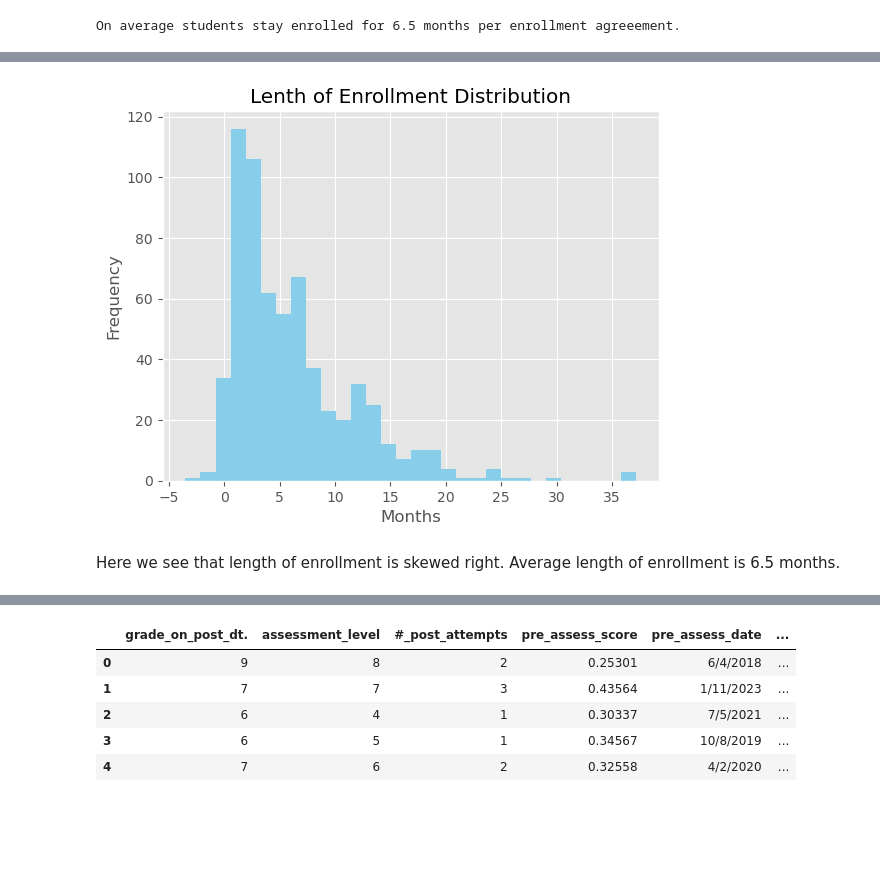
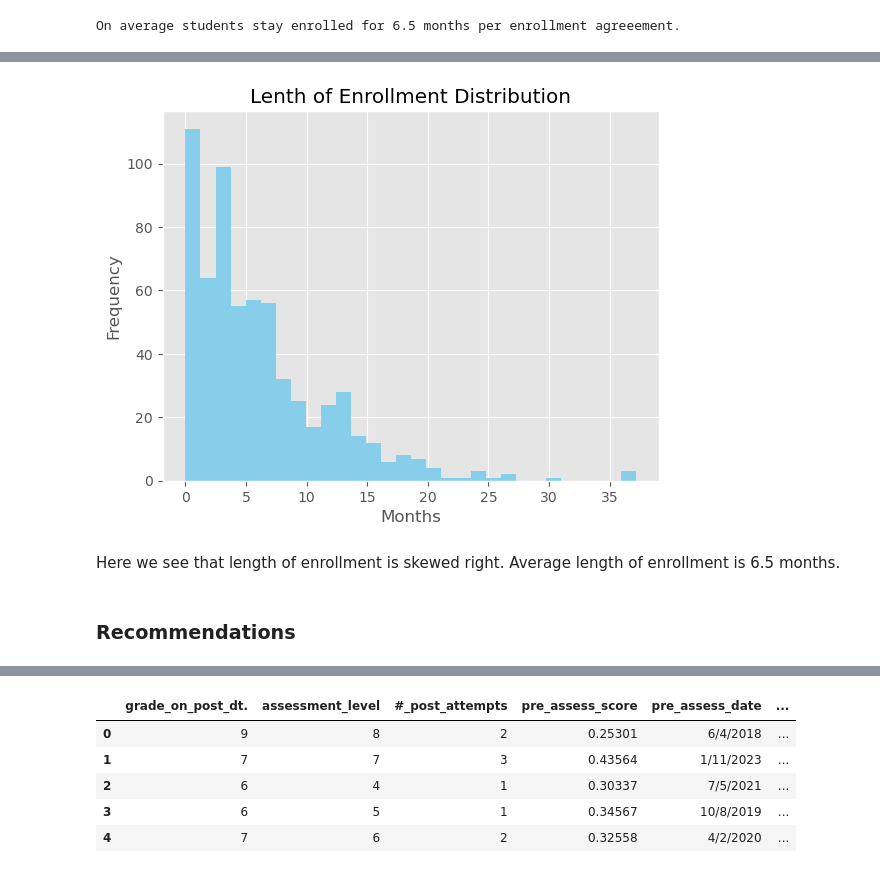
Before and after one commit to elijahlopez94/trends_in_supplemental_education_program, a Jupyter notebook: eda_notebook.ipynb, the cells around one changed output, grey strips where cells are left out. Saved outputs shown, nothing was run; the diff lists cells and outputs as text; code cells hidden in the pictures; blank space fills up the shorter version.

```diff
--- a/eda_notebook.ipynb
+++ b/eda_notebook.ipynb
@@ -1453,14 +1494,16 @@ On average students stay enrolled for 6.5 months per enrollment agreeement.
 # %%
 # Filtered less than 40 to exclude outliers and enhance visual
-accounts['enrollment_length_of_stay'].loc[accounts['enrollment_length_of_stay'] < 40].plot(
+accounts['enrollment_length_of_stay'].loc[(accounts['enrollment_length_of_stay'] >= 0) & (accounts['enrollment_length_of_stay'] < 40)].plot(
     kind='hist',
     bins=30,
     color='skyblue',
     title='Lenth of Enrollment Distribution',
     xlabel='Months',
     ylabel='Frequency'
 );
 # %% [output]
-[figure, old version]
+[figure, new version]
 # %% [markdown]
 Here we see that length of enrollment is skewed right. Average length of enrollment is 6.5 months.
+# %% [markdown]
+### Recommendations
```
Also changed, not shown: parts of 77 cells of this notebook.
